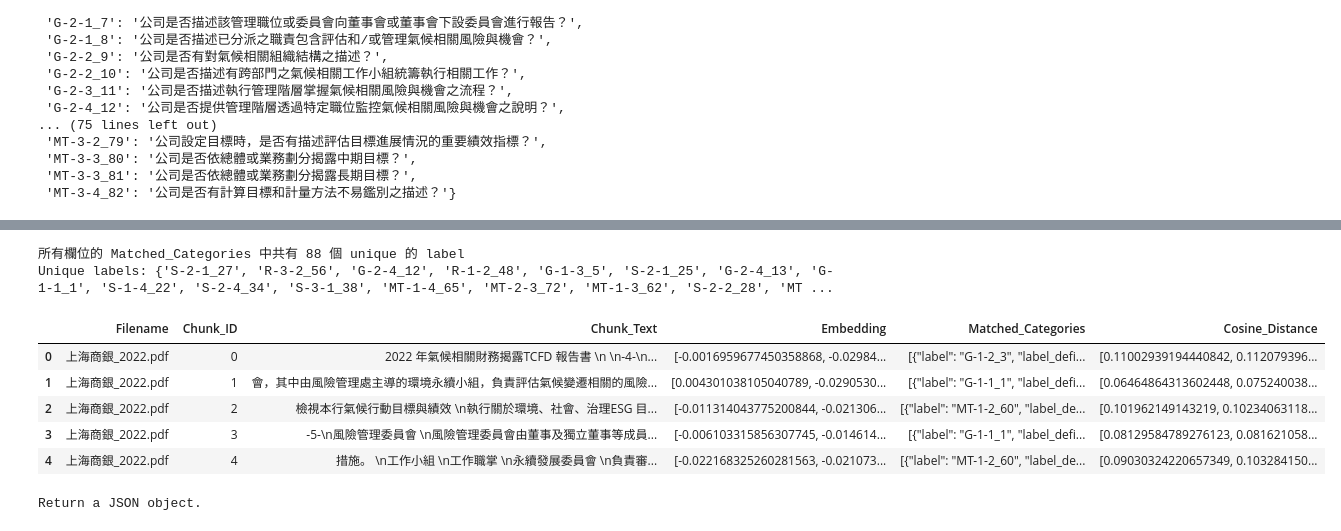
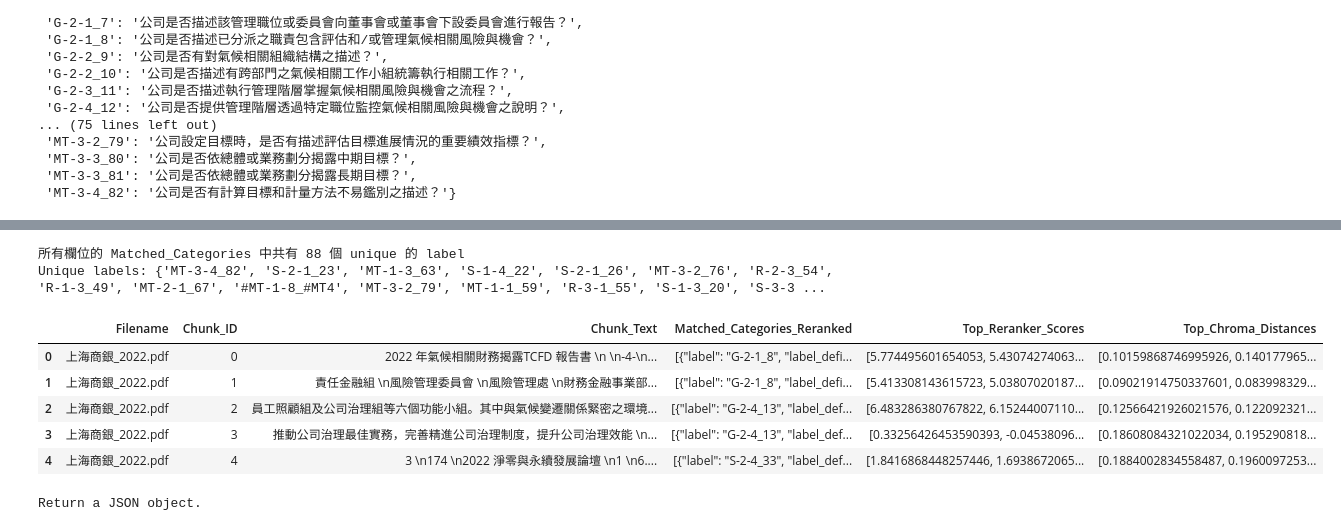
Before and after one commit to Mattis3858/Automated-model-to-assess-TCFD-reports, a Jupyter notebook: llm_second_verification_accuracy_analysis.ipynb, the cells around one changed output, grey strips where cells are left out. Saved outputs shown, nothing was run; the diff lists cells and outputs as text; code cells hidden in the pictures.

```diff
--- a/llm_second_verification_accuracy_analysis.ipynb
+++ b/llm_second_verification_accuracy_analysis.ipynb
@@ -124,7 +119,7 @@ def convert_to_list(x):
         return []
 
 # 將每一列的 Matched_Categories 轉換為 list
-all_labels_lists = df_chunks_all['Matched_Categories'].apply(convert_to_list)
+all_labels_lists = df_chunks_all['Matched_Categories_Reranked'].apply(convert_to_list)
 
 # 將所有列表攤平成一個大列表
 unique_labels = set()
@@ -135,7 +130,7 @@ print("所有欄位的 Matched_Categories 中共有", len(unique_labels), "個 u
 print("Unique labels:", unique_labels)
 # %% [output]
 所有欄位的 Matched_Categories 中共有 88 個 unique 的 label
-Unique labels: {'S-2-1_27', 'R-3-2_56', 'G-2-4_12', 'R-1-2_48', 'G-1-3_5', 'S-2-1_25', 'G-2-4_13', 'G-1-1_1', 'S-1-4_22', 'S-2-4_34', 'S-3-1_38', 'MT-1-4_65', 'MT-2-3_72', 'MT-1-3_62', 'S-2-2_28', 'MT ...
+Unique labels: {'MT-3-4_82', 'S-2-1_23', 'MT-1-3_63', 'S-1-4_22', 'S-2-1_26', 'MT-3-2_76', 'R-2-3_54', 'R-1-3_49', 'MT-2-1_67', '#MT-1-8_#MT4', 'MT-3-2_79', 'MT-1-1_59', 'R-3-1_55', 'S-1-3_20', 'S-3-3 ...
 # %%
 def transform_matched_categories(val):
     # 若欄位為空值，則回傳空清單的JSON字串
@@ -154,16 +149,16 @@ def transform_matched_categories(val):
         })
     return json.dumps(json_list, ensure_ascii=False)
 # %%
-df_chunks_all['Matched_Categories'] = df_chunks_all['Matched_Categories'].apply(transform_matched_categories)
+df_chunks_all['Matched_Categories_Reranked'] = df_chunks_all['Matched_Categories_Reranked'].apply(transform_matched_categories)
 
 df_chunks_all.head()
 # %% [output]
-|  | Filename | Chunk_ID | Chunk_Text | Embedding | Matched_Categories | Cosine_Distance |
-| 0 | 上海商銀_2022.pdf | 0 | 2022 年氣候相關財務揭露TCFD 報告書 \n \n-4-\n... | [-0.0016959677450358868, -0.02984... | [{"label": "G-1-2_3", "label_defi... | [0.11002939194440842, 0.112079396... |
-| 1 | 上海商銀_2022.pdf | 1 | 會，其中由風險管理處主導的環境永續小組，負責評估氣候變遷相關的風險... | [0.004301038105040789, -0.0290530... | [{"label": "G-1-1_1", "label_defi... | [0.06464864313602448, 0.075240038... |
-| 2 | 上海商銀_2022.pdf | 2 | 檢視本行氣候行動目標與績效 \n執行關於環境、社會、治理ESG 目... | [-0.011314043775200844, -0.021306... | [{"label": "MT-1-2_60", "label_de... | [0.101962149143219, 0.10234063118... |
-| 3 | 上海商銀_2022.pdf | 3 | -5-\n風險管理委員會 \n風險管理委員會由董事及獨立董事等成員... | [-0.006103315856307745, -0.014614... | [{"label": "G-1-1_1", "label_defi... | [0.08129584789276123, 0.081621058... |
-| 4 | 上海商銀_2022.pdf | 4 | 措施。 \n工作小組 \n工作職掌 \n永續發展委員會 \n負責審... | [-0.022168325260281563, -0.021073... | [{"label": "MT-1-2_60", "label_de... | [0.09030324220657349, 0.103284150... |
+|  | Filename | Chunk_ID | Chunk_Text | Matched_Categories_Reranked | Top_Reranker_Scores | Top_Chroma_Distances |
+| 0 | 上海商銀_2022.pdf | 0 | 2022 年氣候相關財務揭露TCFD 報告書 \n \n-4-\n... | [{"label": "G-2-1_8", "label_defi... | [5.774495601654053, 5.43074274063... | [0.10159868746995926, 0.140177965... |
+| 1 | 上海商銀_2022.pdf | 1 | 責任金融組 \n風險管理委員會 \n風險管理處 \n財務金融事業部... | [{"label": "G-2-1_8", "label_defi... | [5.413308143615723, 5.03807020187... | [0.09021914750337601, 0.083998329... |
+| 2 | 上海商銀_2022.pdf | 2 | 員工照顧組及公司治理組等六個功能小組。其中與氣候變遷關係緊密之環境... | [{"label": "G-2-4_13", "label_def... | [6.483286380767822, 6.15244007110... | [0.12566421926021576, 0.122092321... |
+| 3 | 上海商銀_2022.pdf | 3 | 推動公司治理最佳實務，完善精進公司治理制度，提升公司治理效能 \n... | [{"label": "G-2-4_13", "label_def... | [0.33256426453590393, -0.04538096... | [0.18608084321022034, 0.195290818... |
+| 4 | 上海商銀_2022.pdf | 4 | 3 \n174 \n2022 淨零與永續發展論壇 \n1 \n6.... | [{"label": "S-2-4_33", "label_def... | [1.8416868448257446, 1.6938672065... | [0.1884002834558487, 0.1960097253... |
 # %%
 json_parser = JsonOutputParser()
 format_instructions = json_parser.get_format_instructions()
```
Also changed, not shown: parts of 20 cells of this notebook.
